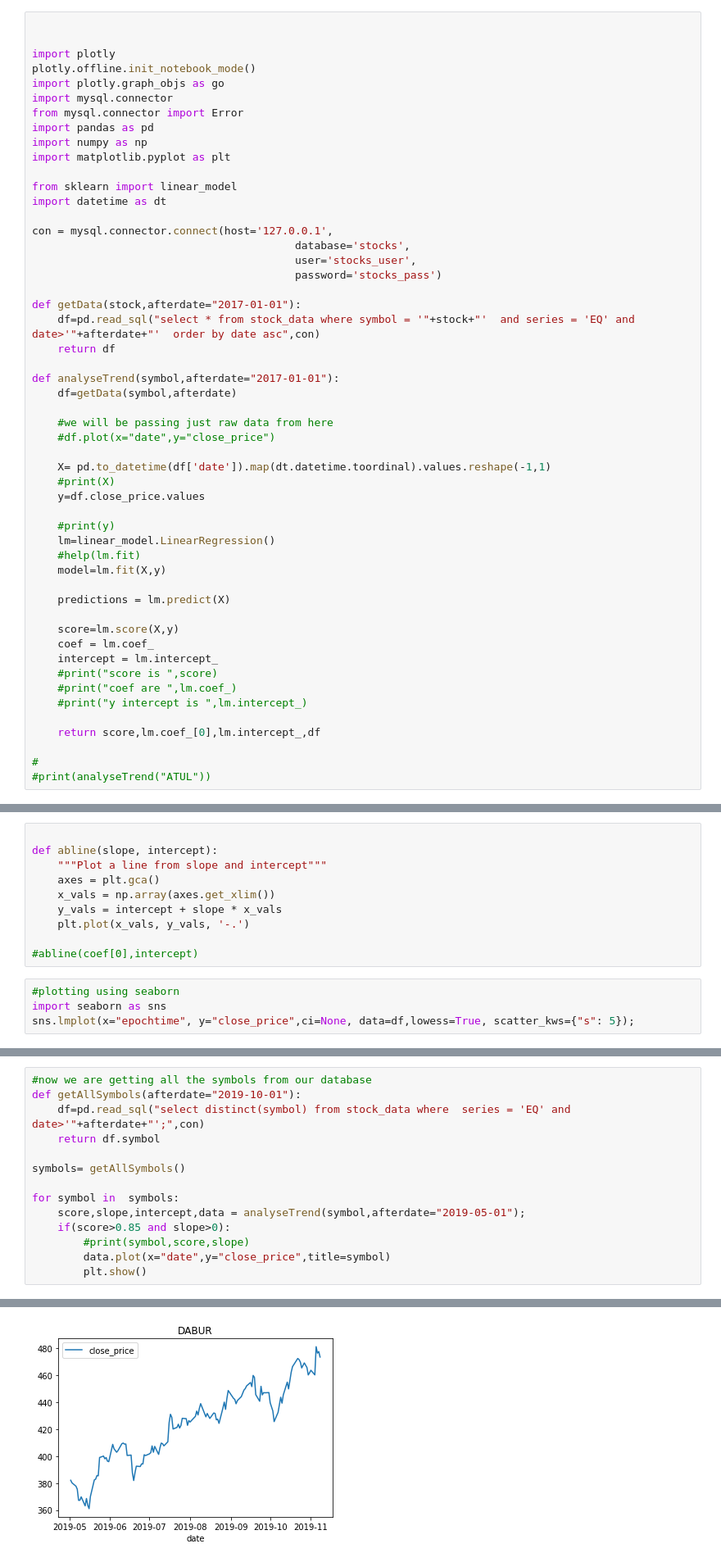
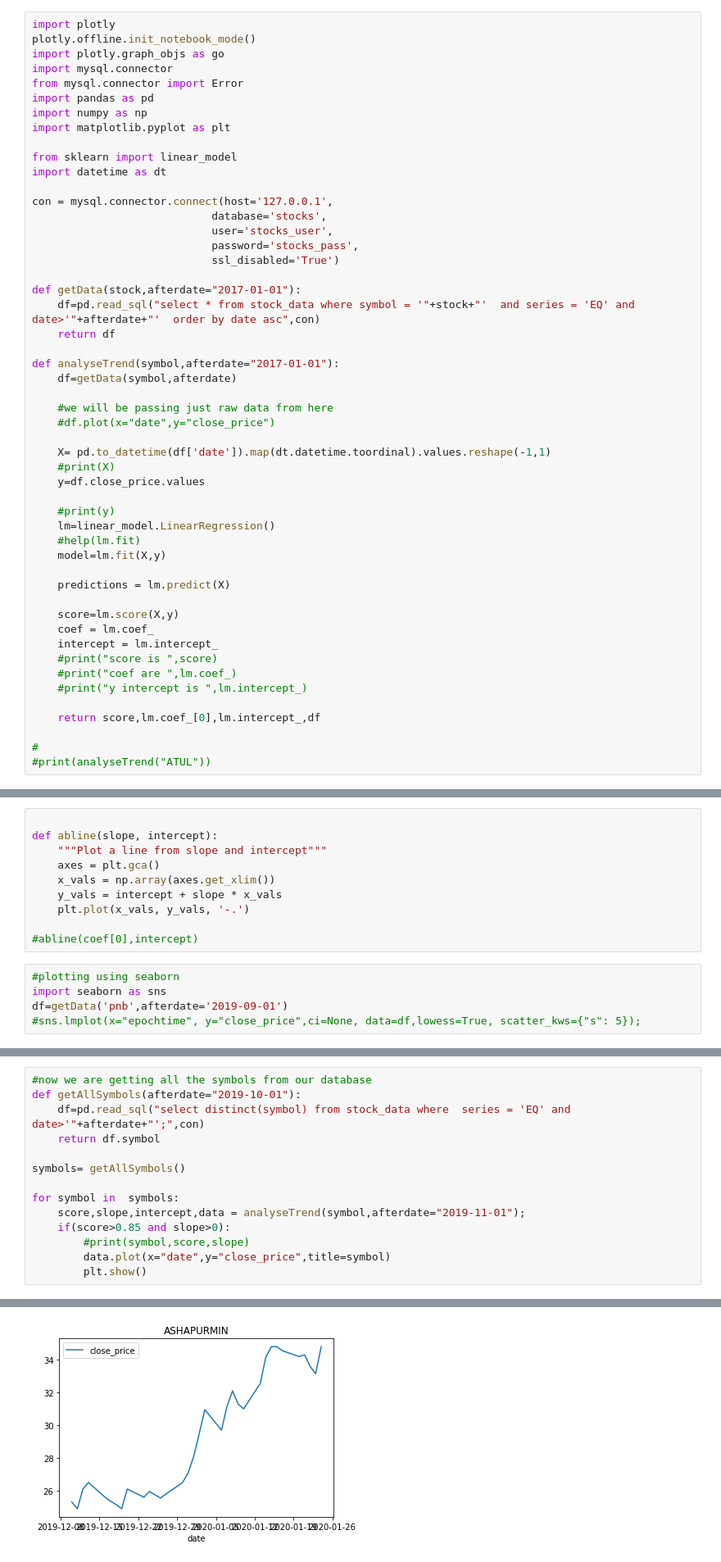
Before and after one commit to palashkulsh/nseproxy, a Jupyter notebook: python-graphs/linear regression on stocks.ipynb, the cells around one changed output, grey strips where cells are left out. Shown at 82% size. Cells and saved outputs as stored; diff of their text form.

Commit message:
graphs more

```diff
--- a/python-graphs/linear regression on stocks.ipynb
+++ b/python-graphs/linear regression on stocks.ipynb
@@ -1,6 +1,4 @@
 # %%
-
-
 import plotly
 plotly.offline.init_notebook_mode()
 import plotly.graph_objs as go
@@ -14,9 +12,10 @@ from sklearn import linear_model
 import datetime as dt
 
 con = mysql.connector.connect(host='127.0.0.1',
-                                         database='stocks',
-                                         user='stocks_user',
-                                         password='stocks_pass')
+                            database='stocks',
+                            user='stocks_user',
+                            password='stocks_pass',
+                            ssl_disabled='True')
 
 def getData(stock,afterdate="2017-01-01"):
     df=pd.read_sql("select * from stock_data where symbol = '"+stock+"'  and series = 'EQ' and date>'"+afterdate+"'  order by date asc",con)
@@ -65,4 +64,5 @@ def abline(slope, intercept):
 # %%
 #plotting using seaborn
 import seaborn as sns
-sns.lmplot(x="epochtime", y="close_price",ci=None, data=df,lowess=True, scatter_kws={"s": 5});
+df=getData('pnb',afterdate='2019-09-01')
+#sns.lmplot(x="epochtime", y="close_price",ci=None, data=df,lowess=True, scatter_kws={"s": 5});
@@ -77,7 +75,7 @@ def getAllSymbols(afterdate="2019-10-01"):
 symbols= getAllSymbols()
 
 for symbol in  symbols:
-    score,slope,intercept,data = analyseTrend(symbol,afterdate="2019-05-01");
+    score,slope,intercept,data = analyseTrend(symbol,afterdate="2019-11-01");
     if(score>0.85 and slope>0):
         #print(symbol,score,slope)
         data.plot(x="date",y="close_price",title=symbol)
@@ -90 +88 @@ for symbol in  symbols:
-[figure, old version]
+[figure, new version]
```
Also changed, not shown: parts of 2 cells of this notebook, 10 other files.
